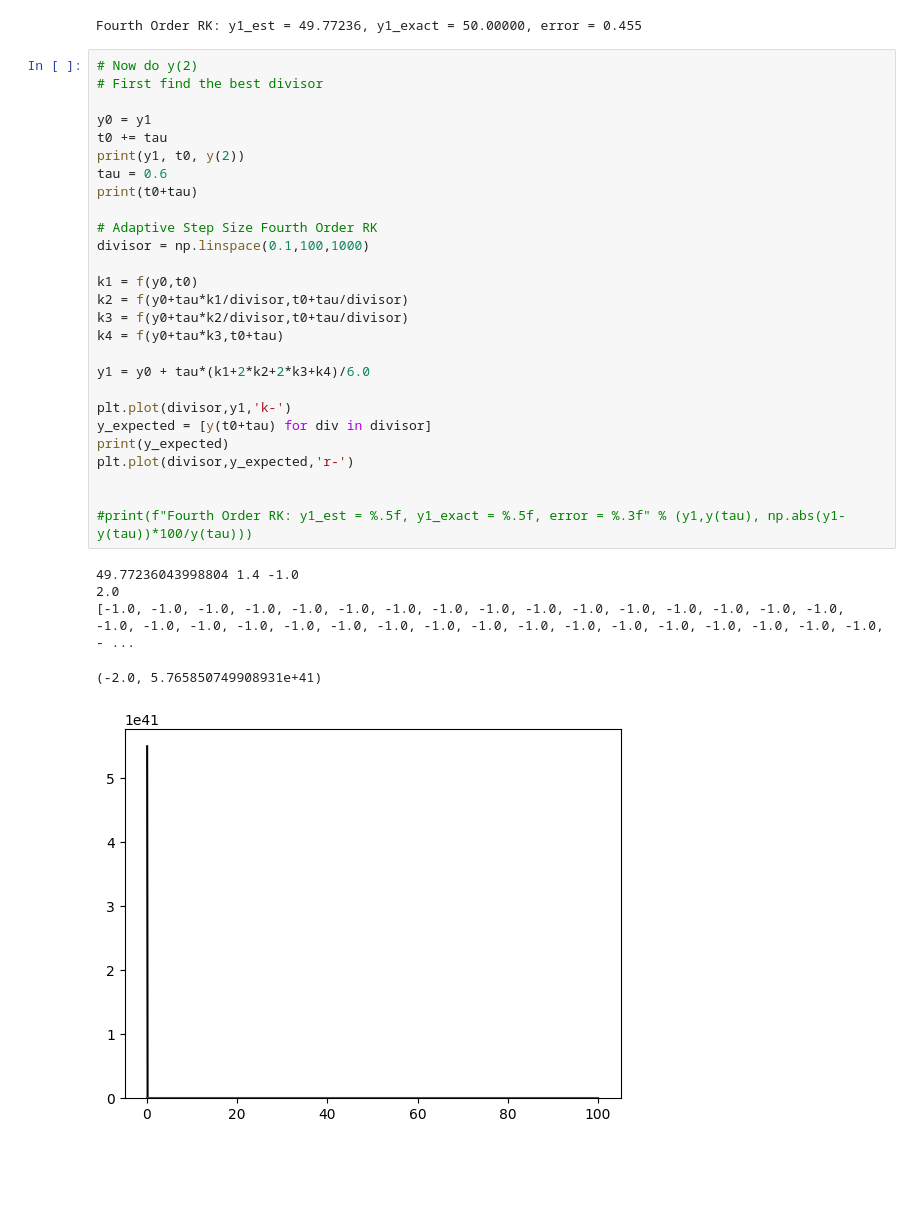
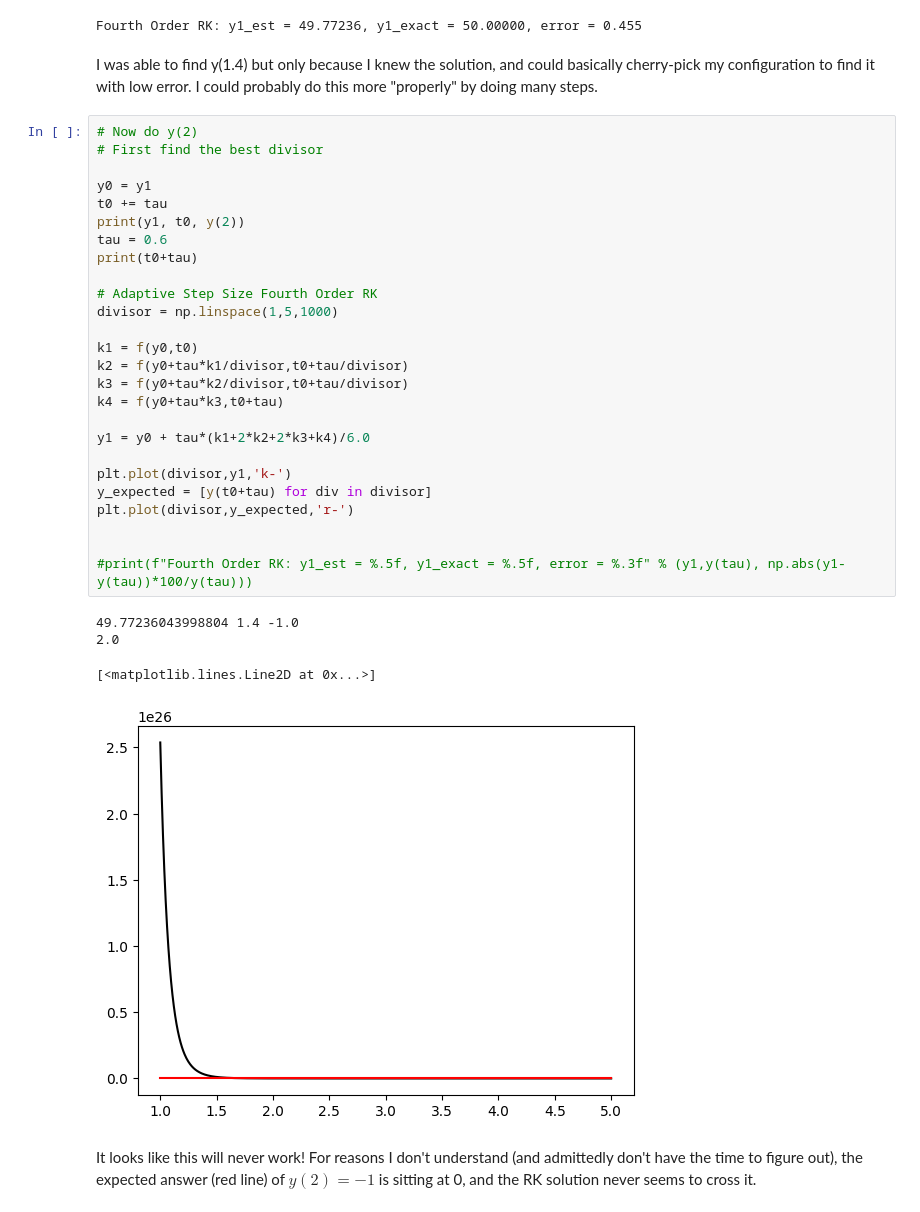
Before and after one commit to jakeb245/phys441, a Jupyter notebook: Assignments/assignment3/question2.ipynb, the cells around one changed output. Drawn from its saved outputs; the diff is of its cells as text; blank space fills up the shorter version.

```diff
--- a/Assignments/assignment3/question2.ipynb
+++ b/Assignments/assignment3/question2.ipynb
@@ -190,36 +190,38 @@ y1 = y0 + tau*(k1+2*k2+2*k3+k4)/6.0
 print(f"Fourth Order RK: y1_est = %.5f, y1_exact = %.5f, error = %.3f" % (y1,y(t0+tau), np.abs(y1-y(t0+tau))*100/y(t0+tau)))
 # %% [output]
 Fourth Order RK: y1_est = 49.77236, y1_exact = 50.00000, error = 0.455
+# %% [markdown]
+I was able to find y(1.4) but only because I knew the solution, and could basically cherry-pick my configuration to find it with low error. I could probably do this more "properly" by doing many steps.
 # %%
 # Now do y(2)
 # First find the best divisor
 
 y0 = y1
 t0 += tau
 print(y1, t0, y(2))
 tau = 0.6
 print(t0+tau)
 
 # Adaptive Step Size Fourth Order RK
-divisor = np.linspace(0.1,100,1000)
+divisor = np.linspace(1,5,1000)
 
 k1 = f(y0,t0)
 k2 = f(y0+tau*k1/divisor,t0+tau/divisor)
 k3 = f(y0+tau*k2/divisor,t0+tau/divisor)
 k4 = f(y0+tau*k3,t0+tau)
 
 y1 = y0 + tau*(k1+2*k2+2*k3+k4)/6.0
 
 plt.plot(divisor,y1,'k-')
 y_expected = [y(t0+tau) for div in divisor]
-print(y_expected)
 plt.plot(divisor,y_expected,'r-')
 
 
 #print(f"Fourth Order RK: y1_est = %.5f, y1_exact = %.5f, error = %.3f" % (y1,y(tau), np.abs(y1-y(tau))*100/y(tau)))
 # %% [output]
 49.77236043998804 1.4 -1.0
 2.0
-[-1.0, -1.0, -1.0, -1.0, -1.0, -1.0, -1.0, -1.0, -1.0, -1.0, -1.0, -1.0, -1.0, -1.0, -1.0, -1.0, -1.0, -1.0, -1.0, -1.0, -1.0, -1.0, -1.0, -1.0, -1.0, -1.0, -1.0, -1.0, -1.0, -1.0, -1.0, -1.0, -1.0, - ...
-(-2.0, 5.765850749908931e+41)
+[<matplotlib.lines.Line2D at 0x...>]
-[figure, old version]
+[figure, new version]
+# %% [markdown]
+It looks like this will never work! For reasons I don't understand (and admittedly don't have the time to figure out), the expected answer (red line) of $y(2)=-1$ is sitting at 0, and the RK solution never seems to cross it.
```
